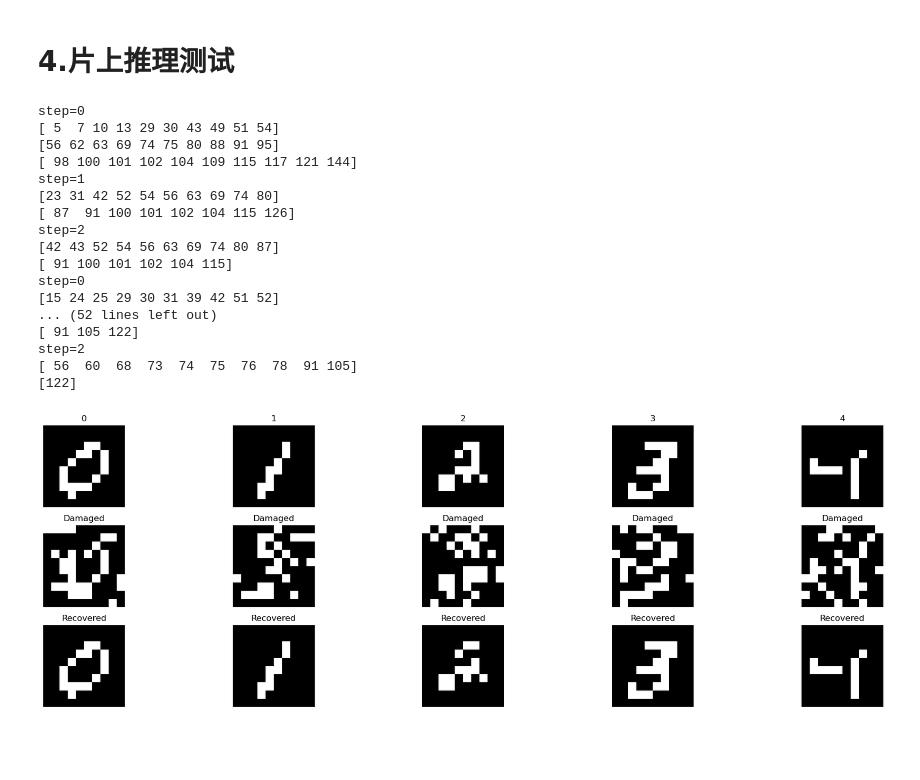
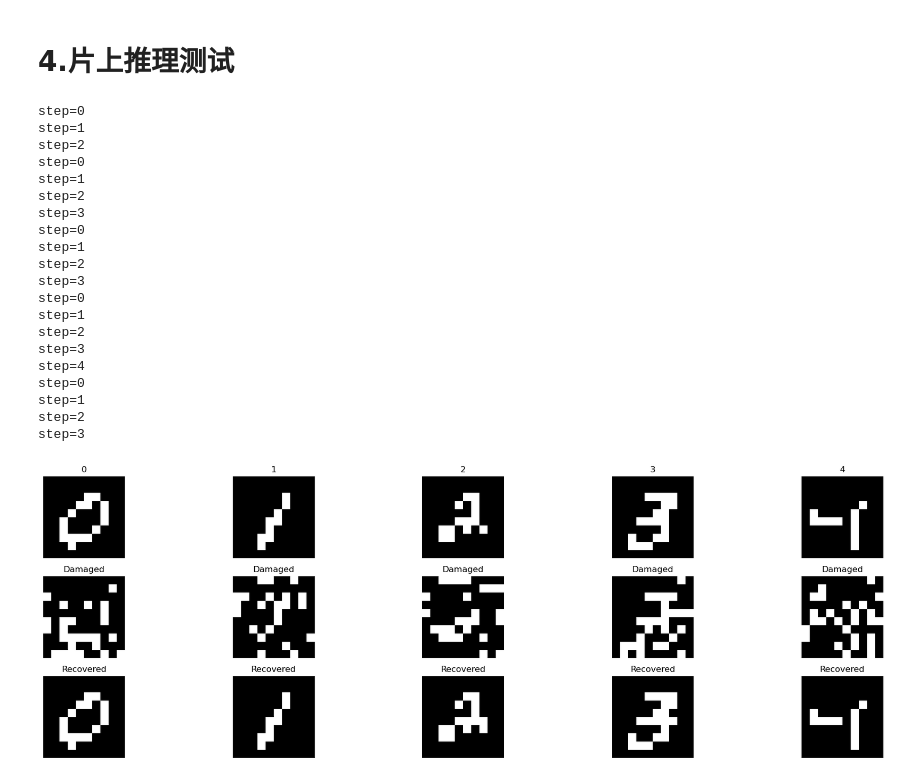
Before and after one commit to bei-meng/host_computer, a Jupyter notebook: Neural_Network_Deployment/hminst_1_4补偿.ipynb, the cells around one changed output. Cells and saved outputs as stored; diff of their text form; code cells hidden in the pictures; blank space fills up the shorter version.

```diff
--- a/Neural_Network_Deployment/hminst_1_4补偿.ipynb
+++ b/Neural_Network_Deployment/hminst_1_4补偿.ipynb
@@ -34,4 +60,4 @@ dl = DataLoader()
 weight = dl.load_csv("../data/hnn/HNN_W_matrix_origin.csv")
 
 hnn=hnnLayer(chip=chip,weight_target=weight,weight_min=-0.17,weight_max=0.17,cond_min=0,cond_max=1100,cond_reference=550)
-hnn.set_weight_map_form_file("../data/hnn/weight_pos_100_100_chip_8_.npz")
+hnn.set_weight_map_form_file("../data/hnn/weight_pos_100_100_chip_6_.npz")
@@ -54,12 +80,0 @@ chip.ps.receive_packet(4096)
-# %%
-need_read = np.zeros((256,256),dtype=bool)
-pos = hnn.get_weight_pos()
-need_read[pos] = True
-voltage_base = chip.read_point2(crossbar=need_read,read_voltage=0,tg=5,gain=1,from_row=True,out_type=0)
-voltage = chip.read_point2(crossbar=need_read,read_voltage=0.1,tg=5,gain=1,from_row=True,out_type=0)
-resistence = chip.voltage_to_resistance(voltage = voltage-voltage_base)
-cond = chip.compensation.compensation_point(resistence=resistence,from_row=True,return_type=0)
-
-bad_point = (cond>1100)
-print(np.where(bad_point))
-hnn.bad_point = np.where(bad_point)
@@ -69,15 +81,15 @@ print(np.where(bad_point))
 # %%
-threshold = 60
+threshold = 40
 
 set_v,reset_v = 1,1
-reset_pulse_width,set_pulse_width = 100e-6,1000e-6
+reset_pulse_width,set_pulse_width = 100e-6,100e-6
 need_read = np.zeros((256,256),dtype=bool)
 target = np.ones((256,256))
 
 pos = hnn.get_weight_pos()
 need_read[pos] = True
 target[pos] = hnn.get_target_cond()
-tg_v = target*slope+intercept-0.2
+tg_v = target*slope+intercept+0.1
 for k in range(1):
     for i in range(20):
         voltage_base = chip.read_point2(crossbar=need_read,read_voltage=0,tg=5,gain=1,from_row=True,out_type=0)
@@ -93,8 +105,8 @@ for k in range(1):
             # set_pulse_width = set_pulse_width+10e-6*i
             # reset_pulse_width = reset_pulse_width+10e-6*i
             # set_v+=0.05
-            # reset_v+=0.1
-            # tg_v[condition_set] +=0.05
+            # # reset_v+=0.05
+            # tg_v[condition_set] +=0.025
             if i<10:
                 tg_v[condition_reset] -= 0.04
                 tg_v[condition_set] += 0.04
@@ -106,11 +118,11 @@ for k in range(1):
 
         chip.write_point2(crossbar=condition_reset,write_voltage=reset_v,tg=5,pulse_width=reset_pulse_width,set_device=False)
         chip.write_point2(crossbar=condition_reset,write_voltage=set_v-0.5,tg=tg_v,pulse_width=set_pulse_width,set_device=True)
-        # # # chip.ps.set_time_out(100)
+        # # # # chip.ps.set_time_out(100)
         chip.write_point2(crossbar=condition_set,write_voltage=set_v,tg=tg_v,pulse_width=set_pulse_width,set_device=True)
 
-    set_v = set_v+0.3
-    reset_v = reset_v+0.05
+    set_v = set_v+0.1
+    reset_v = reset_v+0.1
     set_pulse_width = set_pulse_width+10e-6*k
     reset_pulse_width = reset_pulse_width+10e-6*k
     tg_v = target*slope+intercept+k*0.05-0.3
@@ -162,15 +190,15 @@ steps=10
 compensation_para:dict={
     "value":0.65,
     "real_mean":550,
-    "odd_offset":0,
-    "even_offset":3,
+    "odd_offset":1,
+    "even_offset":4,
     "odd_mult":1,
     "even_mult":1,
     "all_mult":1,
     "add_wire":True
 }
 hnn.bad_point=None
-hnn.set_forward_paramater(forward_type=2,interval=10,compensation_para=compensation_para)
+hnn.set_forward_paramater(forward_type=2,interval=18,compensation_para=compensation_para)
 damage_rate = 0.2 # 例如翻转 30% 像素
 # %%
 import math
@@ -225,8 +253,8 @@ def hopfield_recall_sync(state, W, steps=10000):
     for _ in range(steps):
         print(f"step={_}")
         # 同步计算所有神经元的净输入并更新状态
-        new_state = np.where(forward_from_row(hnn,state_flat) >= 0, 1, -1)
-        # new_state = np.where(hnn.forward_from_row(state_flat) >= 0, 1, -1)
+        # new_state = np.where(forward_from_row(hnn,state_flat) >= 0, 1, -1)
+        new_state = np.where(hnn.forward_from_row(state_flat) >= 0, 1, -1)
         # new_state = np.where(np.dot(W, state_flat) >= 0, 1, -1)
         # time.sleep(0.1)
 
@@ -258,43 +286,46 @@ for p in processed_patterns:
     damaged = damage_pattern(p, damage_rate)
     recovered = hopfield_recall_sync(damaged, W, steps=20)
     damaged_patterns.append(damaged)
     recovered_patterns.append(recovered)
 
 fig, axes = plt.subplots(3, num_imgs, figsize=(20, 6))
 for i in range(num_imgs):
     # 第一行：原始图像
     axes[0, i].imshow(processed_patterns[i], cmap='gray', vmin=-1, vmax=1)
     axes[0, i].set_title(f"{i}")
     axes[0, i].axis('off')
 
     # 第二行：损坏图像
     axes[1, i].imshow(damaged_patterns[i], cmap='gray', vmin=-1, vmax=1)
     axes[1, i].set_title("Damaged")
     axes[1, i].axis('off')
 
     # 第三行：回忆结果
     axes[2, i].imshow(recovered_patterns[i], cmap='gray', vmin=-1, vmax=1)
     axes[2, i].set_title("Recovered")
     axes[2, i].axis('off')
 
 plt.tight_layout()
 plt.show()
 # %% [output]
 step=0
-[ 5  7 10 13 29 30 43 49 51 54]
-[56 62 63 69 74 75 80 88 91 95]
-[ 98 100 101 102 104 109 115 117 121 144]
 step=1
-[23 31 42 52 54 56 63 69 74 80]
-[ 87  91 100 101 102 104 115 126]
 step=2
-[42 43 52 54 56 63 69 74 80 87]
-[ 91 100 101 102 104 115]
 step=0
-[15 24 25 29 30 31 39 42 51 52]
-... (52 lines left out)
-[ 91 105 122]
+step=1
 step=2
-[ 56  60  68  73  74  75  76  78  91 105]
-[122]
+step=3
+step=0
+step=1
+step=2
+step=3
+step=0
+step=1
+step=2
+step=3
+step=4
+step=0
+step=1
+step=2
+step=3
-[figure, old version]
+[figure, new version]
```
Also changed, not shown: parts of 9 cells of this notebook, 37 other files.
